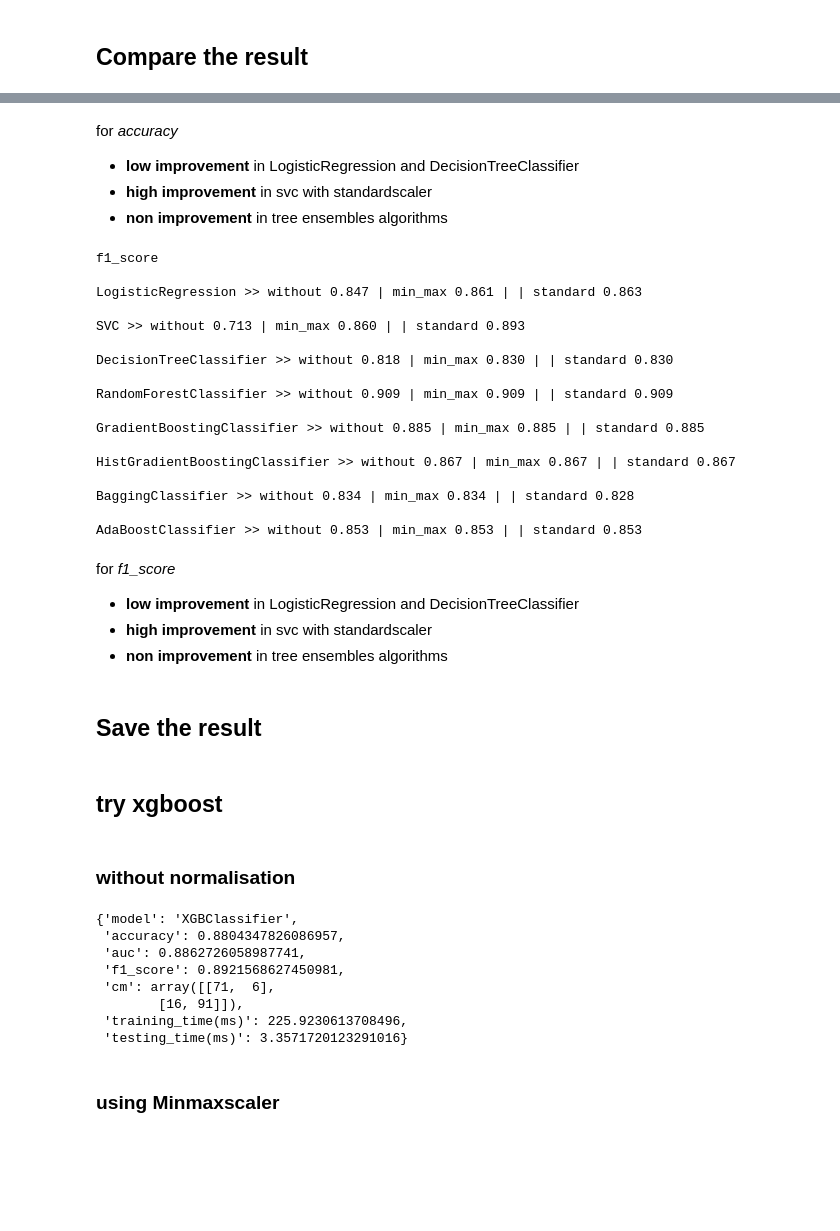
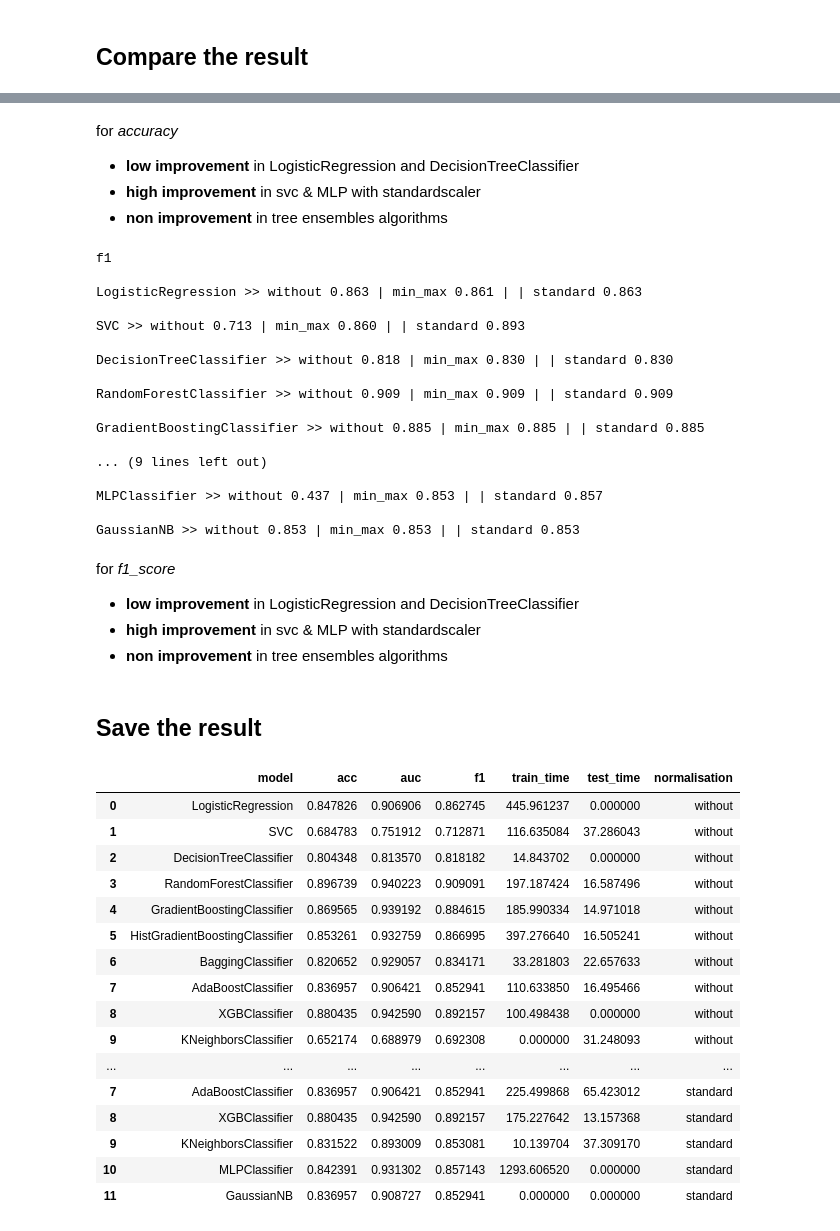
Before and after one commit to MsChabane/heart_disease_prediction, a Jupyter notebook: notebooks/__EXP1__.ipynb, the cells around one changed output, grey strips where cells are left out. Saved outputs shown, nothing was run; the diff lists cells and outputs as text; code cells hidden in the pictures; blank space fills up the shorter version.

```diff
--- a/notebooks/__EXP1__.ipynb
+++ b/notebooks/__EXP1__.ipynb
@@ -262,14 +261,14 @@ AdaBoostClassifier >> without 0.837 | min_max 0.837 | | standard 0.837
 for _accuracy_
 
 - **low improvement** in LogisticRegression and DecisionTreeClassifier
-- **high improvement** in svc with standardscaler
+- **high improvement** in svc & MLP with standardscaler
 - **non improvement** in tree ensembles algorithms
 # %%
-interpret(result,result_min_max,result_standard_scaler,metric='f1_score')
+interpret(result,result_min_max,result_standard_scaler,metric='f1')
 # %% [output]
-f1_score
+f1
 
-LogisticRegression >> without 0.847 | min_max 0.861 | | standard 0.863
+LogisticRegression >> without 0.863 | min_max 0.861 | | standard 0.863
 
 SVC >> without 0.713 | min_max 0.860 | | standard 0.893
 
@@ -279,22 +278,39 @@ RandomForestClassifier >> without 0.909 | min_max 0.909 | | standard 0.909
 
 GradientBoostingClassifier >> without 0.885 | min_max 0.885 | | standard 0.885
 
-HistGradientBoostingClassifier >> without 0.867 | min_max 0.867 | | standard 0.867
+... (9 lines left out)
 
-BaggingClassifier >> without 0.834 | min_max 0.834 | | standard 0.828
+MLPClassifier >> without 0.437 | min_max 0.853 | | standard 0.857
 
-AdaBoostClassifier >> without 0.853 | min_max 0.853 | | standard 0.853
+GaussianNB >> without 0.853 | min_max 0.853 | | standard 0.853
 # %% [markdown]
 for _f1_score_
 
 - **low improvement** in LogisticRegression and DecisionTreeClassifier
-- **high improvement** in svc with standardscaler
+- **high improvement** in svc & MLP with standardscaler
 - **non improvement** in tree ensembles algorithms
 # %% [markdown]
 ## Save the result
 # %%
 all_result = pd.concat([result,result_min_max,result_standard_scaler])
 # %%
-all_result.to_csv('../result/exp1.csv',index=False)
+#all_result.to_csv('../result/exp1.csv',index=False)
+all_result
+# %% [output]
+|  | model | acc | auc | f1 | train_time | test_time | normalisation |
+| 0 | LogisticRegression | 0.847826 | 0.906906 | 0.862745 | 445.961237 | 0.000000 | without |
+| 1 | SVC | 0.684783 | 0.751912 | 0.712871 | 116.635084 | 37.286043 | without |
+| 2 | DecisionTreeClassifier | 0.804348 | 0.813570 | 0.818182 | 14.843702 | 0.000000 | without |
+| 3 | RandomForestClassifier | 0.896739 | 0.940223 | 0.909091 | 197.187424 | 16.587496 | without |
+| 4 | GradientBoostingClassifier | 0.869565 | 0.939192 | 0.884615 | 185.990334 | 14.971018 | without |
+| 5 | HistGradientBoostingClassifier | 0.853261 | 0.932759 | 0.866995 | 397.276640 | 16.505241 | without |
+| 6 | BaggingClassifier | 0.820652 | 0.929057 | 0.834171 | 33.281803 | 22.657633 | without |
+| 7 | AdaBoostClassifier | 0.836957 | 0.906421 | 0.852941 | 110.633850 | 16.495466 | without |
+| 8 | XGBClassifier | 0.880435 | 0.942590 | 0.892157 | 100.498438 | 0.000000 | without |
+| 9 | KNeighborsClassifier | 0.652174 | 0.688979 | 0.692308 | 0.000000 | 31.248093 | without |
+| ... | ... | ... | ... | ... | ... | ... | ... |
+| 7 | AdaBoostClassifier | 0.836957 | 0.906421 | 0.852941 | 225.499868 | 65.423012 | standard |
+| 8 | XGBClassifier | 0.880435 | 0.942590 | 0.892157 | 175.227642 | 13.157368 | standard |
+| 9 | KNeighborsClassifier | 0.831522 | 0.893009 | 0.853081 | 10.139704 | 37.309170 | standard |
+| 10 | MLPClassifier | 0.842391 | 0.931302 | 0.857143 | 1293.606520 | 0.000000 | standard |
+| 11 | GaussianNB | 0.836957 | 0.908727 | 0.852941 | 0.000000 | 0.000000 | standard |
-# %% [markdown]
-## try xgboost
@@ -303,16 +316,0 @@ xgb=XGBClassifier(random_state=0)
-# %% [markdown]
-### without normalisation
-# %%
-rs_no_norm=evaluate_model(xgb,'XGBClassifier',train,test)
-rs_no_norm
-# %% [output]
-{'model': 'XGBClassifier',
- 'accuracy': 0.8804347826086957,
- 'auc': 0.8862726058987741,
- 'f1_score': 0.8921568627450981,
- 'cm': array([[71,  6],
-        [16, 91]]),
- 'training_time(ms)': 225.9230613708496,
- 'testing_time(ms)': 3.3571720123291016}
-# %% [markdown]
-### using Minmaxscaler
```
Also changed, not shown: parts of 43 cells of this notebook, 11 other files.
